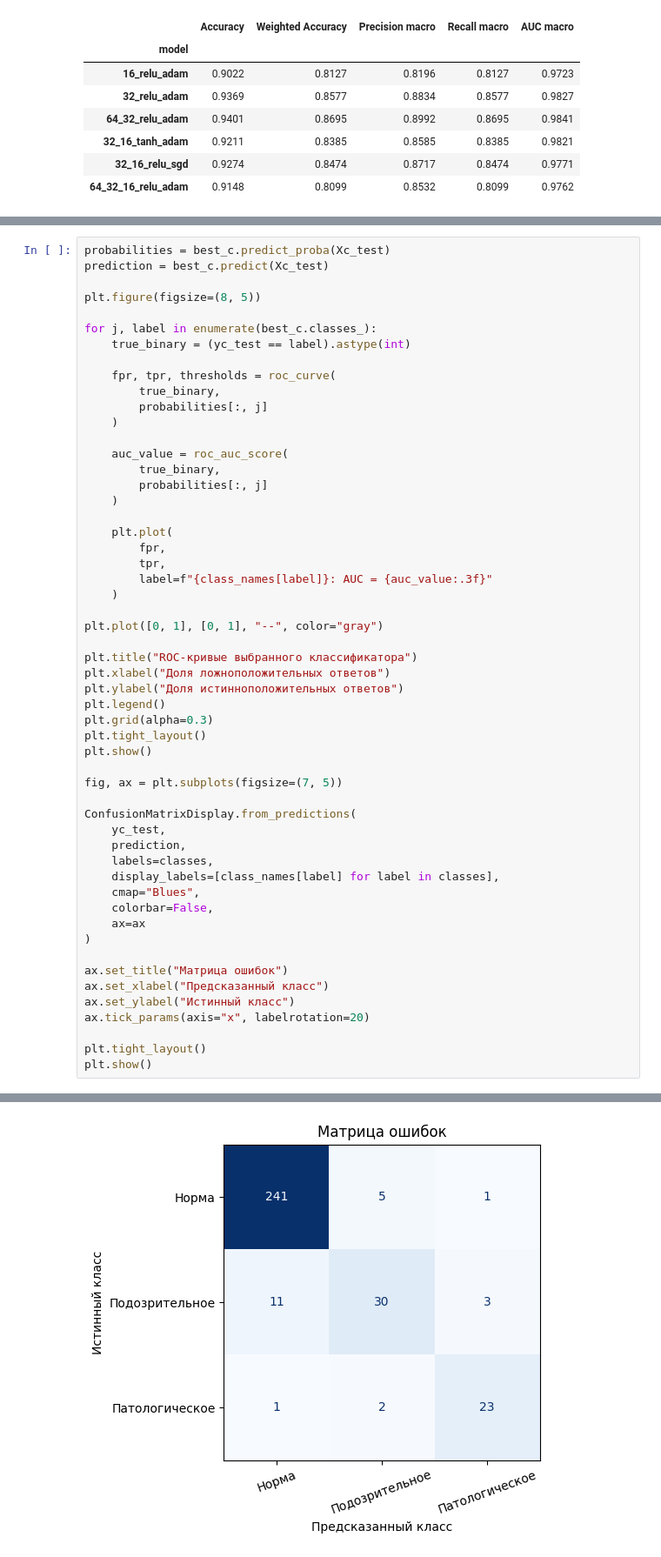
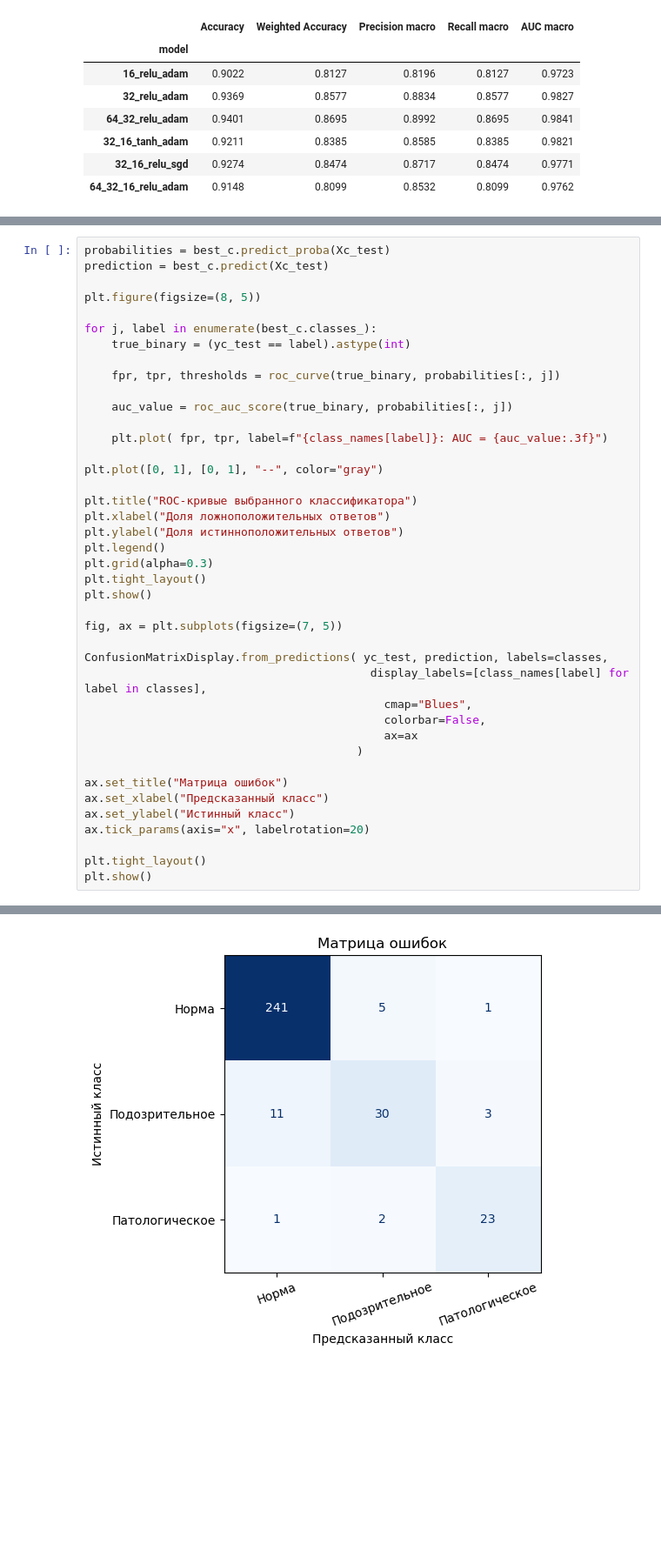
Before and after one commit to Travkova/NN_Labs, a Jupyter notebook: лаб1/лаба1.ipynb, the cells around one changed output, grey strips where cells are left out. Shown at 87% size. Drawn from its saved outputs; the diff is of its cells as text; blank space fills up the shorter version.

```diff
--- a/лаб1/лаба1.ipynb
+++ b/лаб1/лаба1.ipynb
@@ -543,53 +580,40 @@ prediction = best_c.predict(Xc_test)
 plt.figure(figsize=(8, 5))
 
 for j, label in enumerate(best_c.classes_):
     true_binary = (yc_test == label).astype(int)
 
-    fpr, tpr, thresholds = roc_curve(
-        true_binary,
-        probabilities[:, j]
-    )
+    fpr, tpr, thresholds = roc_curve(true_binary, probabilities[:, j])
 
-    auc_value = roc_auc_score(
-        true_binary,
-        probabilities[:, j]
-    )
+    auc_value = roc_auc_score(true_binary, probabilities[:, j])
 
-    plt.plot(
-        fpr,
-        tpr,
-        label=f"{class_names[label]}: AUC = {auc_value:.3f}"
-    )
+    plt.plot( fpr, tpr, label=f"{class_names[label]}: AUC = {auc_value:.3f}")
 
 plt.plot([0, 1], [0, 1], "--", color="gray")
 
 plt.title("ROC-кривые выбранного классификатора")
 plt.xlabel("Доля ложноположительных ответов")
 plt.ylabel("Доля истинноположительных ответов")
 plt.legend()
 plt.grid(alpha=0.3)
 plt.tight_layout()
 plt.show()
 
 fig, ax = plt.subplots(figsize=(7, 5))
 
-ConfusionMatrixDisplay.from_predictions(
-    yc_test,
-    prediction,
-    labels=classes,
-    display_labels=[class_names[label] for label in classes],
-    cmap="Blues",
-    colorbar=False,
-    ax=ax
-)
+ConfusionMatrixDisplay.from_predictions( yc_test, prediction, labels=classes,
+                                          display_labels=[class_names[label] for label in classes],
+                                            cmap="Blues",
+                                            colorbar=False,
+                                            ax=ax
+                                        )
 
 ax.set_title("Матрица ошибок")
 ax.set_xlabel("Предсказанный класс")
 ax.set_ylabel("Истинный класс")
 ax.tick_params(axis="x", labelrotation=20)
 
 plt.tight_layout()
 plt.show()
 # %% [output]
 [figure]
-[figure, old version]
+[figure, new version]
```
Also changed, not shown: parts of 13 cells of this notebook.
